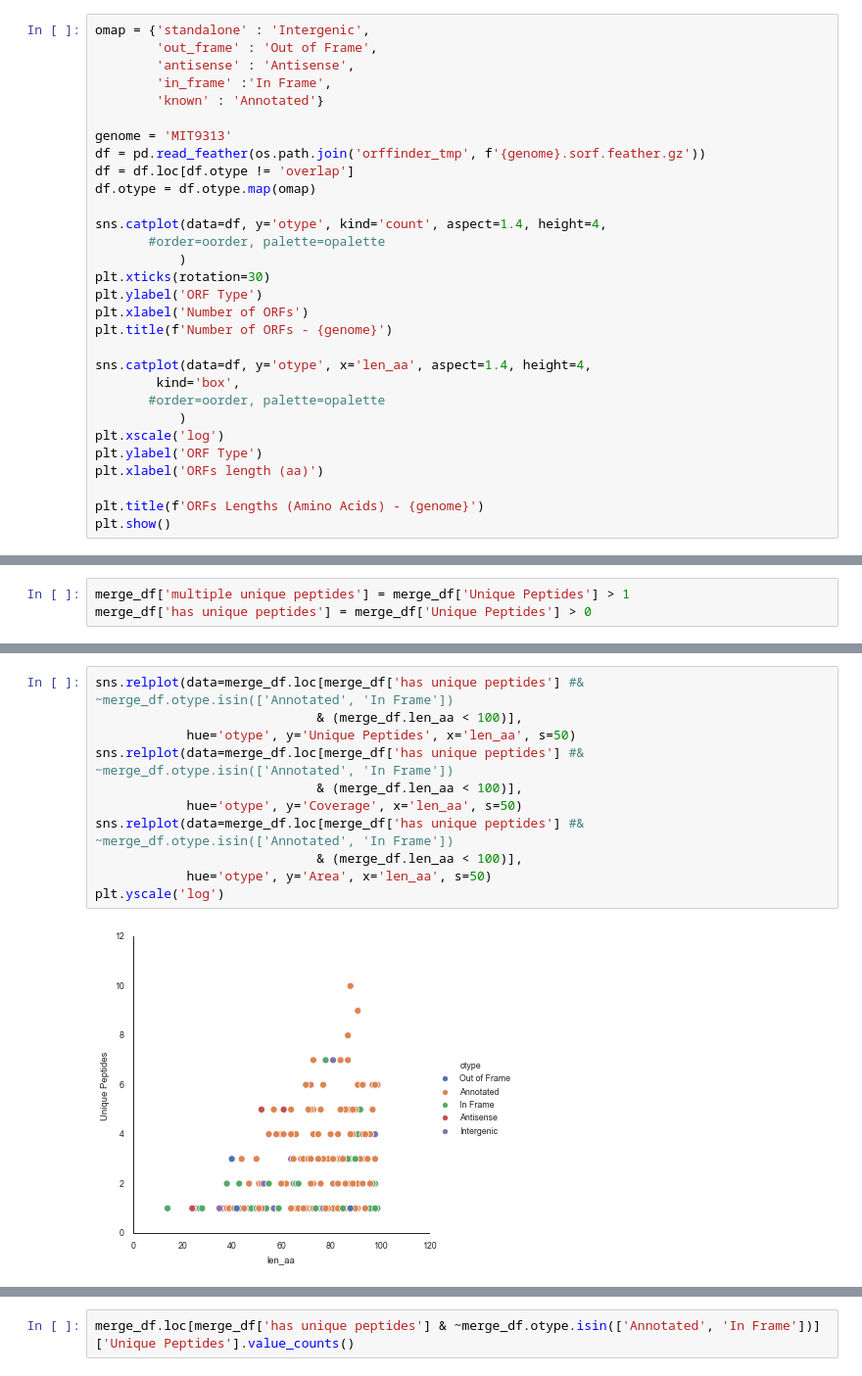
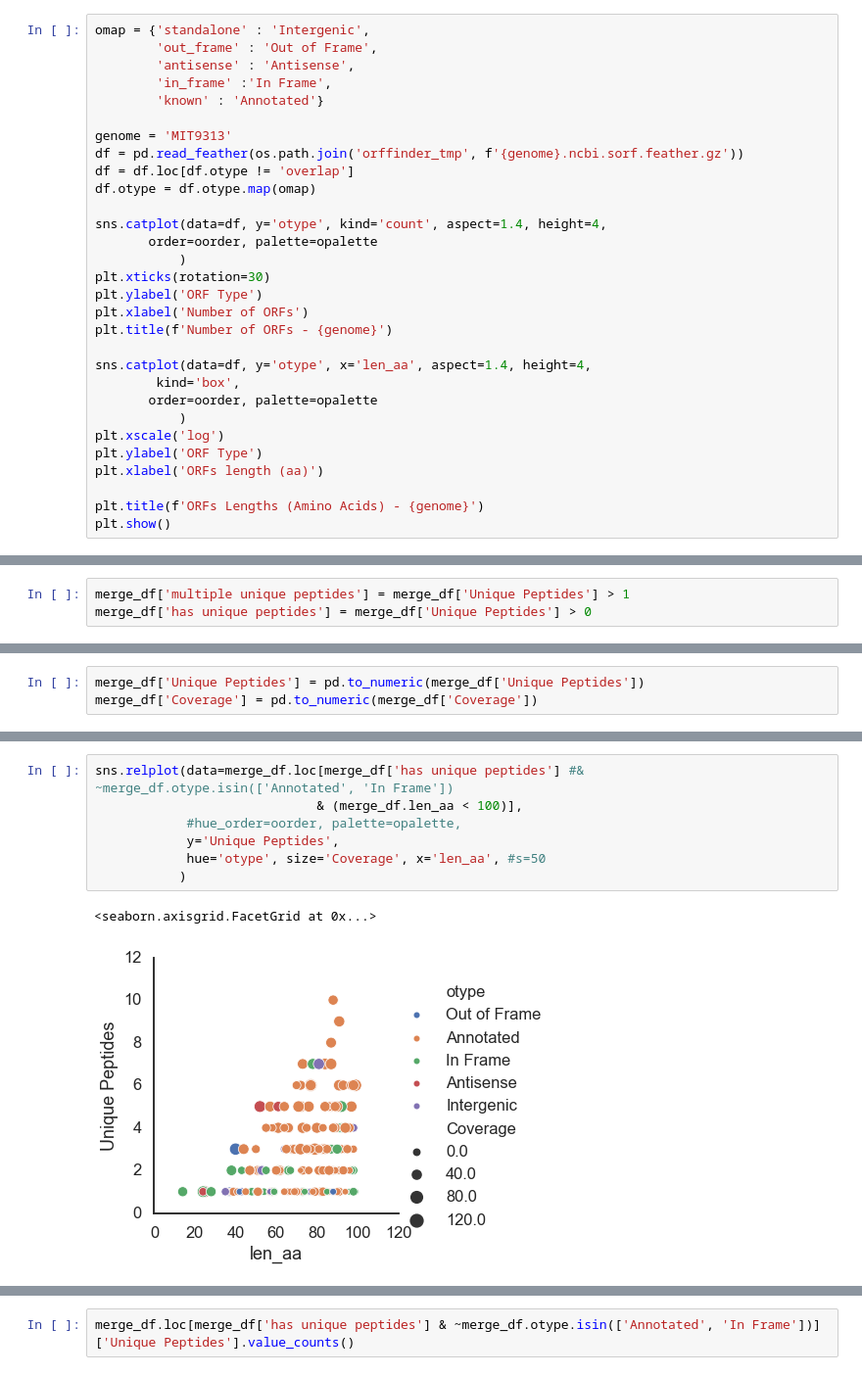
Before and after one commit to wosnat/sep, a Jupyter notebook: mit9313 - ISME2016 - proteome.ipynb, the cells around one changed output, grey strips where cells are left out. Shown at 98% size. Drawn from its saved outputs; the diff is of its cells as text.

```diff
--- a/mit9313 - ISME2016 - proteome.ipynb
+++ b/mit9313 - ISME2016 - proteome.ipynb
@@ -64,12 +121,12 @@ omap = {'standalone' : 'Intergenic',
         'known' : 'Annotated'}
 
 genome = 'MIT9313'
-df = pd.read_feather(os.path.join('orffinder_tmp', f'{genome}.sorf.feather.gz'))
+df = pd.read_feather(os.path.join('orffinder_tmp', f'{genome}.ncbi.sorf.feather.gz'))
 df = df.loc[df.otype != 'overlap']
 df.otype = df.otype.map(omap)
 
 sns.catplot(data=df, y='otype', kind='count', aspect=1.4, height=4,
-       #order=oorder, palette=opalette
+       order=oorder, palette=opalette
            )
 plt.xticks(rotation=30)
 plt.ylabel('ORF Type')
@@ -78,7 +135,7 @@ plt.title(f'Number of ORFs - {genome}')
 
 sns.catplot(data=df, y='otype', x='len_aa', aspect=1.4, height=4,
         kind='box',
-       #order=oorder, palette=opalette
+       order=oorder, palette=opalette
            )
 plt.xscale('log')
 plt.ylabel('ORF Type')
@@ -199,0 +291,3 @@ plt.yscale('log')
+# %%
+merge_df['Unique Peptides'] = pd.to_numeric(merge_df['Unique Peptides'])
+merge_df['Coverage'] = pd.to_numeric(merge_df['Coverage'])
@@ -200,13 +305,10 @@ plt.yscale('log')
 # %%
 sns.relplot(data=merge_df.loc[merge_df['has unique peptides'] #& ~merge_df.otype.isin(['Annotated', 'In Frame'])
                              & (merge_df.len_aa < 100)],
-            hue='otype', y='Unique Peptides', x='len_aa', s=50)
-sns.relplot(data=merge_df.loc[merge_df['has unique peptides'] #& ~merge_df.otype.isin(['Annotated', 'In Frame'])
-                             & (merge_df.len_aa < 100)],
-            hue='otype', y='Coverage', x='len_aa', s=50)
-sns.relplot(data=merge_df.loc[merge_df['has unique peptides'] #& ~merge_df.otype.isin(['Annotated', 'In Frame'])
-                             & (merge_df.len_aa < 100)],
-            hue='otype', y='Area', x='len_aa', s=50)
-plt.yscale('log')
+            #hue_order=oorder, palette=opalette,
+            y='Unique Peptides',
+            hue='otype', size='Coverage', x='len_aa', #s=50
+           )
 # %% [output]
+<seaborn.axisgrid.FacetGrid at 0x...>
-[figure, old version]
+[figure, new version]
```
Also changed, not shown: parts of 40 cells of this notebook, 8 other files.
